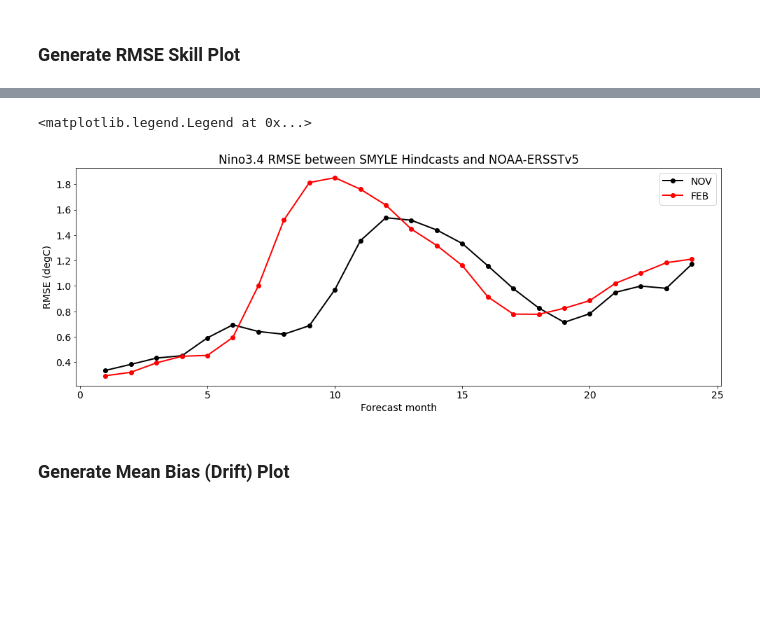
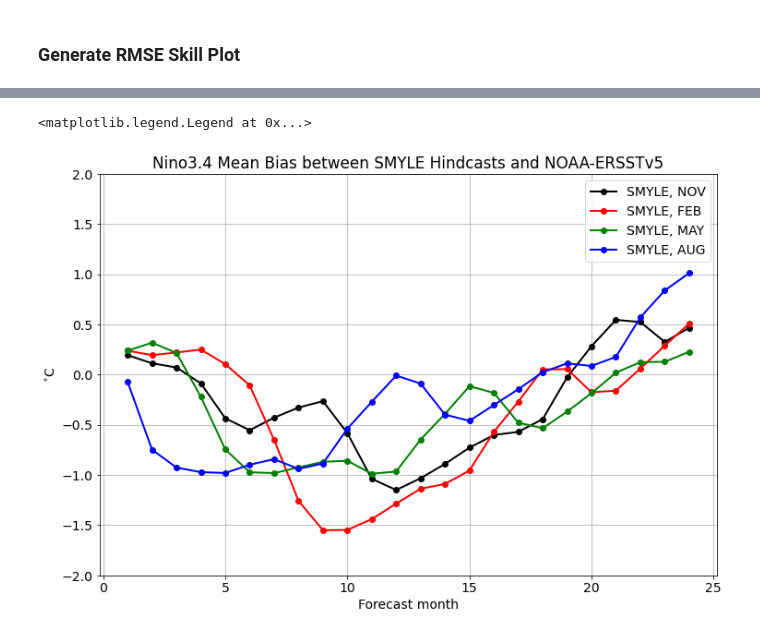
Before and after one commit to NCAR/SMYLE-analysis, a Jupyter notebook: notebooks/Nino3.4_check.ipynb, the cells around one changed output, grey strips where cells are left out. Cells and saved outputs as stored; diff of their text form; code cells hidden in the pictures; blank space fills up the shorter version.

```diff
--- a/notebooks/Nino3.4_check.ipynb
+++ b/notebooks/Nino3.4_check.ipynb
@@ -309,6 +289,8 @@ Wall time: 4.96 s
 # %%
 # Observed Nino3.4 (NOAA ERSSTv5)
-ds_obs = xr.open_dataset('/glade/p/cgd/oce/people/yeager/obs/SST/NOAA_ERSSTv5/ersst.v5.188001-202012.gx1v6.nc',decode_times=False)
+ds_obs = xr.open_dataset('/glade/campaign/cesm/development/espwg/verification_datasets/mon/SST/ersst.v5.188001-202012.nc',decode_times=False)
 obs_time_vals = [cftime.DatetimeNoLeap(1880+year, 1+month, 15) for year in range(141) for month in range(12)]
 ds_obs['time'] = obs_time_vals
-obs_nino34 = ds_obs.sst.weighted(POPg16_nino34_area).mean(("nlon", "nlat")).load()
+obs_sst_tmp = ds_obs.sst.sel(lat=slice(-5,5)).sel(lon=slice(360-170,360-120))
+obs_wgts = np.cos(np.deg2rad(obs_sst_tmp.lat))
+obs_nino34 = obs_sst_tmp.weighted(obs_wgts).mean(("lon", "lat")).load()
@@ -329,7 +310,7 @@ xmax = cftime.num2date(0, 'days since 2021-01-01 00:00:00', calendar='noleap')
 
 for i in range(nlead):
     thislead = i+1
-    smyle11time = smyle11_time_bound.sel(L=thislead).mean('d2')
+    smyle11time = smyle11.time.sel(L=thislead)
     ax = fig.add_subplot(nrow,ncol,i*ncol+1)
     ax.plot(obs_nino34.time, obs_nino34,linewidth=2,color='k',label='OBS')
     ax.plot(smyle11time,smyle11_nino34.sel(L=thislead),'.',color='b')
@@ -343,7 +324,7 @@ for i in range(nlead):
 #    ax.set_xticks(xtickyears)
     ax.legend(loc='lower right')
 
-    smyle02time = smyle02_time_bound.sel(L=thislead).mean('d2')
+    smyle02time = smyle02.time.sel(L=thislead)
     ax = fig.add_subplot(nrow,ncol,i*ncol+2)
     ax.plot(obs_nino34.time, obs_nino34,linewidth=2,color='k',label='OBS')
     ax.plot(smyle02time,smyle02_nino34.sel(L=thislead),'.',color='b')
@@ -371,7 +352,7 @@ xmax = cftime.num2date(0, 'days since 2021-01-01 00:00:00', calendar='noleap')
 
 for i in range(nlead):
     thislead = i+1
-    smyle05time = smyle05_time_bound.sel(L=thislead).mean('d2')
+    smyle05time = smyle05.time.sel(L=thislead)
     ax = fig.add_subplot(nrow,ncol,i*ncol+1)
     ax.plot(obs_nino34.time, obs_nino34,linewidth=2,color='k',label='OBS')
     ax.plot(smyle05time,smyle05_nino34.sel(L=thislead),'.',color='b')
@@ -385,7 +366,7 @@ for i in range(nlead):
 #    ax.set_xticks(xtickyears)
     ax.legend(loc='lower right')
 
-    smyle08time = smyle08_time_bound.sel(L=thislead).mean('d2')
+    smyle08time = smyle08.time.sel(L=thislead)
     ax = fig.add_subplot(nrow,ncol,i*ncol+2)
     ax.plot(obs_nino34.time, obs_nino34,linewidth=2,color='k',label='OBS')
     ax.plot(smyle08time,smyle08_nino34.sel(L=thislead),'.',color='b')
@@ -488,0 +582,7 @@ Wall time: 231 ms
+# %%
+%%time
+# Bias as a function of forecast lead month:
+smyle11_bias = leadtime_bias(smyle11_nino34,smyle11.time,obs_nino34,1972,2018)
+smyle02_bias = leadtime_bias(smyle02_nino34,smyle02.time,obs_nino34,1972,2018)
+smyle05_bias = leadtime_bias(smyle05_nino34,smyle05.time,obs_nino34,1972,2018)
+smyle08_bias = leadtime_bias(smyle08_nino34,smyle08.time,obs_nino34,1972,2018)
@@ -489,16 +592,18 @@ Wall time: 231 ms
 # %%
-# plot RMSE
-fig = plt.figure(figsize=(16,16))
+# plot Bias
+fig = plt.figure(figsize=(12,8))
 plt.rcParams['font.size'] = '14'
-ax = fig.add_axes([0.1,0.7,0.8,0.27])
-ax.set_ylabel('RMSE (degC)', fontsize=14)
+ax = fig.add_subplot(1,1,1)
+ax.set_ylabel(r'$^{\circ}$C')
+ax.set_ylim(-2,2)
+ax.set_title('Nino3.4 Mean Bias between SMYLE Hindcasts and NOAA-ERSSTv5')
+ax.plot(smyle11_bias.L,smyle11_bias,color='k', marker='o',linewidth=2,label='SMYLE, NOV')
+ax.plot(smyle02_bias.L,smyle02_bias,color='r', marker='o',linewidth=2,label='SMYLE, FEB')
+ax.plot(smyle05_bias.L,smyle05_bias,color='g', marker='o',linewidth=2,label='SMYLE, MAY')
+ax.plot(smyle08_bias.L,smyle08_bias,color='b', marker='o',linewidth=2,label='SMYLE, AUG')
 ax.set_xlabel('Forecast month')
-ax.set_title('Nino3.4 RMSE between SMYLE Hindcasts and NOAA-ERSSTv5')
-ax.plot(smyle11_rmse.L,smyle11_rmse,color='k', marker='o',linewidth=2,label='NOV')
-ax.plot(smyle02_rmse.L,smyle02_rmse,color='r', marker='o',linewidth=2,label='FEB')
+ax.grid()
 ax.legend(loc='upper right')
 # %% [output]
 <matplotlib.legend.Legend at 0x...>
-[figure, old version]
+[figure, new version]
-# %% [markdown]
-### Generate Mean Bias (Drift) Plot
```
Also changed, not shown: parts of 50 cells of this notebook.
